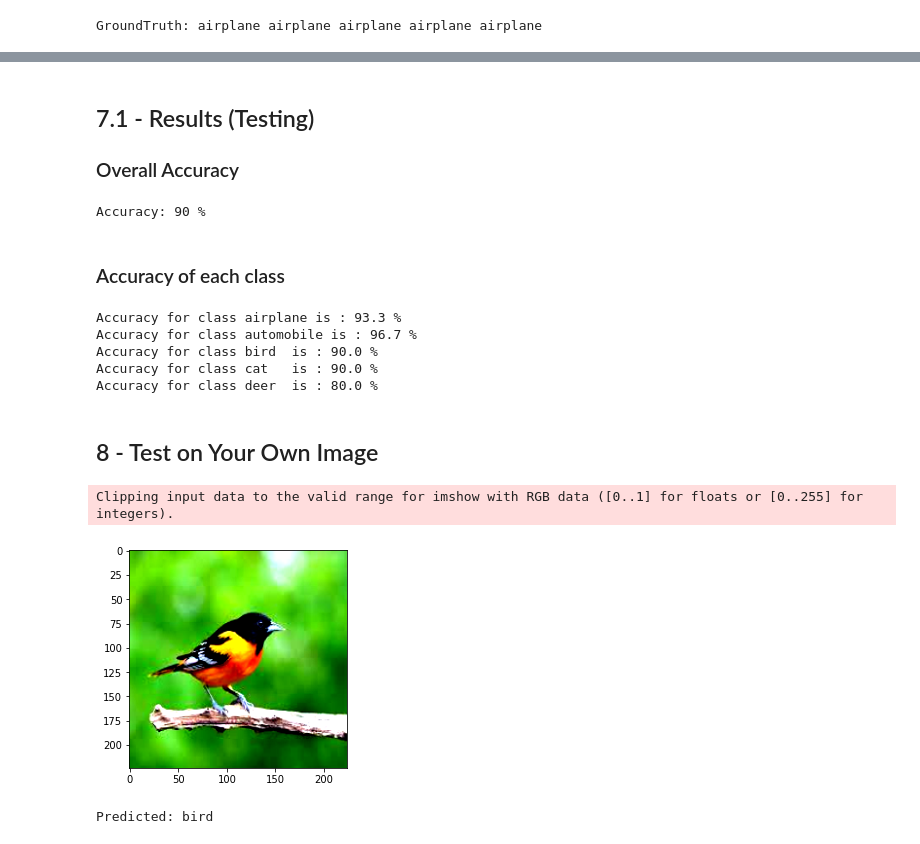
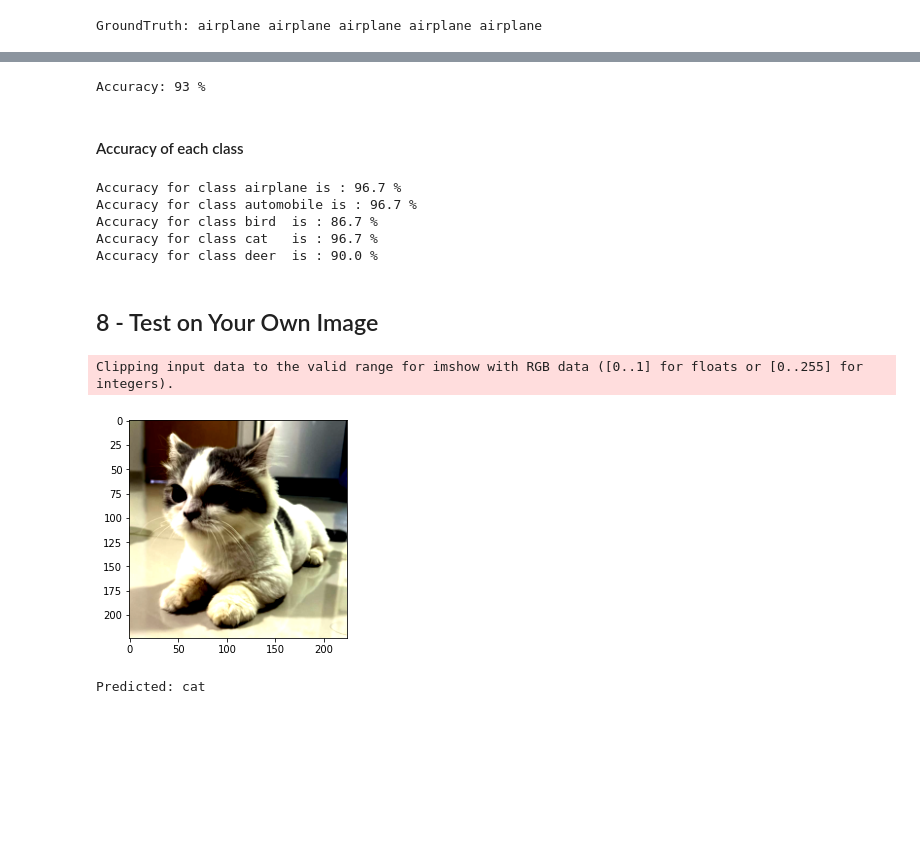
Before and after one commit to Jingshun99/CNN, a Jupyter notebook: cnn.ipynb, the cells around one changed output, grey strips where cells are left out. Drawn from its saved outputs; the diff is of its cells as text; code cells hidden in the pictures; blank space fills up the shorter version.

Commit message:
Introduce EfficientNet-B7 model and 2-in-1 model

```diff
--- a/cnn.ipynb
+++ b/cnn.ipynb
@@ -198,14 +206,15 @@ Clipping input data to the valid range for imshow with RGB data ([0..1] for floa
 # %%
 
-resnet101 = models.resnet101(pretrained=True).to(device)
-for param in resnet101.parameters():
+efficientnetb7 = models.efficientnet_b7(pretrained=True).to(device)
+for param in efficientnetb7.parameters():
     param.requires_grad = False
 
-resnet101.to(device).fc = nn.Sequential(nn.Linear(2048, 1024),
-                                        nn.BatchNorm1d(1024),
+efficientnetb7.to(device).classifier =  nn.Sequential(nn.Linear(2560, 1280),
+                                        nn.BatchNorm1d(1280),
                                         nn.ReLU(),
-                                        nn.Dropout(0.3),
-                                        nn.Linear(1024, 5))
+                                        nn.Dropout(0.5),
+                                        nn.Linear(1280, 5))
 
-resnet101.to(device).eval()
+
+efficientnetb7.to(device).eval()
 # %% [output]
@@ -344,8 +488,3 @@ Predicted:  airplane airplane airplane airplane airplane
-# %% [markdown]
-<a name='7-1'></a>
-## 7.1 - Results (Testing)
-
-### Overall Accuracy
 # %%
 correct = 0
 total = 0
@@ -355,16 +494,24 @@ with torch.no_grad():
        images, labels = data
        images = images.to(device)
        labels = labels.to(device)
-       outputs = resnet101(images)
-       _, predicted = torch.max(outputs.data, 1)
+       outputs_e = efficientnetb7(images)
+       outputs_r = resnet101(images)
+       outputs_2 = (outputs_e+outputs_r)/2
+       #print(outputs.shape)
+       #print(F.softmax(outputs, dim=1)*100.0)
+       #print(torch.max(outputs.data))
+       #print(labels)
+       _, predicted = torch.max(outputs_2.data, 1)
+       #print(predicted)
        total += labels.size(0)
+       #print(total)
        correct += (predicted == labels).sum().item()
 
 print('Accuracy: %d %%' %(100*correct/total))
 # %% [output]
-Accuracy: 90 %
+Accuracy: 93 %
 # %% [markdown]
-### Accuracy of each class
+#### Accuracy of each class
 # %%
 correct_pred = {classname: 0 for classname in classes}
 total_pred = {classname: 0 for classname in classes}
@@ -374,8 +521,10 @@ with torch.no_grad():
         images, labels = data
         images = images.to(device)
         labels = labels.to(device)
-        outputs = resnet101(images)
-        _, predictions = torch.max(outputs,1)
+        outputs_e = efficientnetb7(images)
+        outputs_r = resnet101(images)
+        outputs_2 = (outputs_e+outputs_r)/2
+        _, predictions = torch.max(outputs_2,1)
         for label, prediction in zip(labels, predictions):
             if label == prediction:
                 correct_pred[classes[label]] += 1
@@ -385,33 +534,35 @@ for classname, correct_count in correct_pred.items():
     accuracy = 100*float(correct_count)/total_pred[classname]
     print('Accuracy for class {:5s} is : {:.1f} %'.format(classname,accuracy))
 # %% [output]
-Accuracy for class airplane is : 93.3 %
+Accuracy for class airplane is : 96.7 %
 Accuracy for class automobile is : 96.7 %
-Accuracy for class bird  is : 90.0 %
-Accuracy for class cat   is : 90.0 %
-Accuracy for class deer  is : 80.0 %
+Accuracy for class bird  is : 86.7 %
+Accuracy for class cat   is : 96.7 %
+Accuracy for class deer  is : 90.0 %
 # %% [markdown]
 <a name='8'></a>
 ## 8 - Test on Your Own Image
 # %%
 from PIL import Image
-img_path = 'images/bird.jpg'
+img_path = 'images/cat.jpg'
 img = Image.open(img_path)
 transform = transforms.Compose([
      transforms.Resize((224,224)),
      transforms.ToTensor(),
      transforms.Normalize((0.485, 0.456, 0.406), (0.229, 0.224, 0.226)
 )])
 
 img_trans = transform(img)
 imshow(torchvision.utils.make_grid(img_trans))
 
 img_trans = img_trans.unsqueeze_(0)
 input = img_trans.to(device)
-outputs = resnet101(input)
-_, predicted = torch.max(outputs,1)
+outputs_e = efficientnetb7(input)
+outputs_r = resnet101(input)
+outputs_2 = (outputs_e+outputs_r)/2
+_, predicted = torch.max(outputs_2,1)
 print('Predicted:',classes[predicted])
 # %% [output]
 Clipping input data to the valid range for imshow with RGB data ([0..1] for floats or [0..255] for integers).
-[figure, old version]
+[figure, new version]
-Predicted: bird
+Predicted: cat
```
Also changed, not shown: parts of 30 cells of this notebook, 1 other file.
